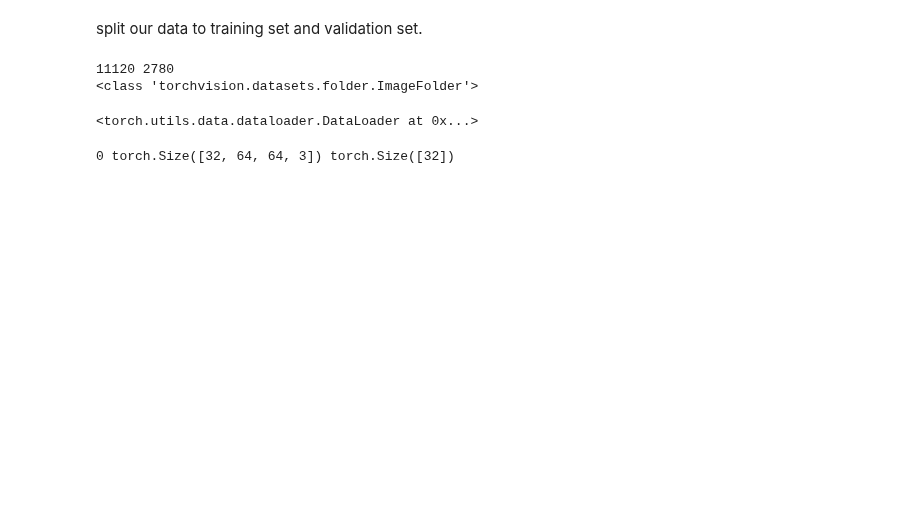
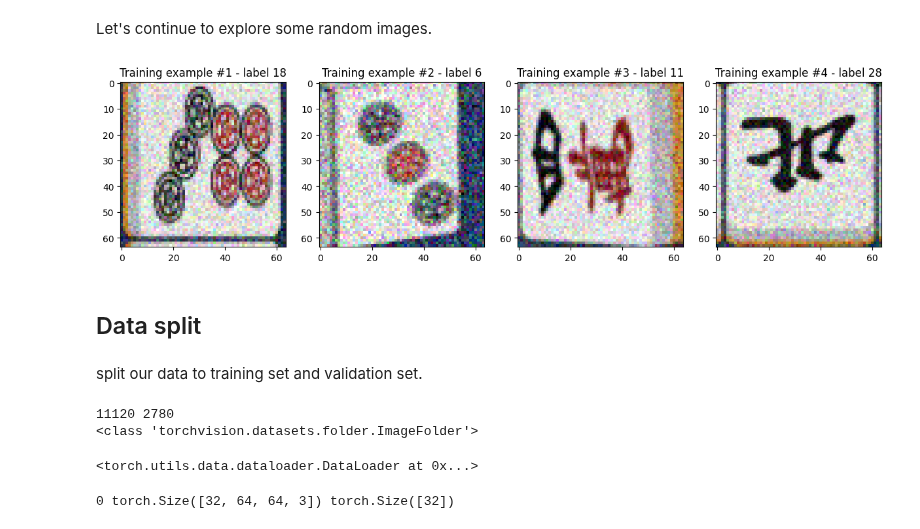
Before and after one commit to KSDeng/Mahjong-Master, a Jupyter notebook: Report.ipynb, the cells around one changed output. Saved outputs shown, nothing was run; the diff lists cells and outputs as text; code cells hidden in the pictures; blank space fills up the shorter version.

```diff
--- a/Report.ipynb
+++ b/Report.ipynb
@@ -88,3 +150,17 @@ print(dataset.class_to_idx) # index of classes
+# %% [markdown]
+Let's continue to explore some random images.
+# %%
+from random import randint
+num_images = 4
+fig, axes = plt.subplots(1, num_images, figsize=(15, 10))
+for i in range(num_images):
+    value = randint(0, len(dataset))
+    axes[i].imshow(dataset[value][0].permute(1, 2, 0))
+    axes[i].set_title(f"Training example #{i + 1} - label {dataset[value][1]}")
+# %% [output]
+[figure, added]
+# %% [markdown]
+## Data split
 # %% [markdown]
 split our data to training set and validation set.
 # %%
```
Also changed, not shown: parts of 15 cells of this notebook.
